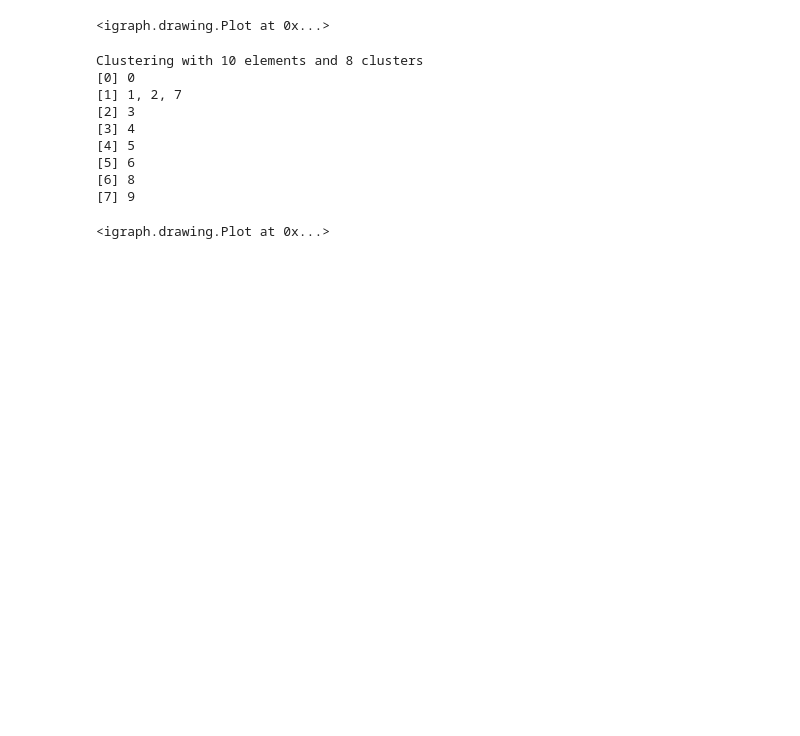
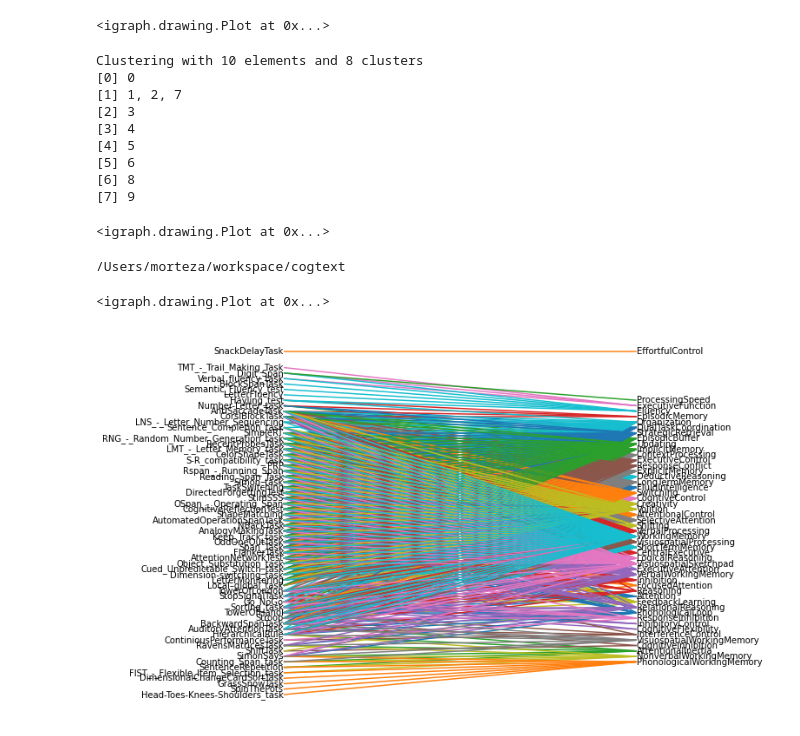
Before and after one commit to morteza/CogText, a Jupyter notebook: notebooks/7 Hypergraphs.ipynb, the cells around one changed output. Cells and saved outputs as stored; diff of their text form; code cells hidden in the pictures; blank space fills up the shorter version.

```diff
--- a/notebooks/7 Hypergraphs.ipynb
+++ b/notebooks/7 Hypergraphs.ipynb
@@ -52,6 +53,48 @@ Clustering with 10 elements and 8 clusters
 [6] 8
 [7] 9
 <igraph.drawing.Plot at 0x...>
+# %%
+import pandas as pd
+
+from python.cogtext.similarity_matrix import similarity_matrix
+
+H = pd.read_csv('models/cogtext/H_USEv4_UMAP5d_v1.csv.gz', index_col=['category', 'label'])
+H_sim = similarity_matrix(H, pivot_by_category=True)
+
+from sklearn.metrics.pairwise import cosine_similarity
+
+constructs_affinity = pd.DataFrame(cosine_similarity(H_sim), index=H_sim.index, columns=H_sim.index)
+
+G = ig.Graph.Weighted_Adjacency(constructs_affinity.values, mode='UNDIRECTED', loops=False)
+
+# G.simplify(multiple=True, loops=True)
+
+# detect communities
+comms = G.community_multilevel()
+
+# plot and save
+ig.plot(comms, mark_groups = True, inline=True, bbox=(1000,1000))
+# %% [output]
+/Users/morteza/workspace/cogtext
+<igraph.drawing.Plot at 0x...>
+# %%
+import hypernetx as hnx
+import hypernetx.algorithms.hypergraph_modularity as hmod
+
+# H = hnx.Hypergraph.from_dataframe(H_sim)
+
+H2 = H_sim.unstack().to_frame()
+H2.index.names = ['construct', 'task']
+H2.columns = ['weight']
+H2 = H2.query('weight > .9').reset_index()
+H2 = H2.pivot(columns='construct', index='task')
+H2.columns = [col[1] for col in H2.columns]
+H2.index.name=None
+H2
+HG = hnx.Hypergraph.from_dataframe(H2.T)
+hnx.draw_two_column(HG)
+# %% [output]
+[figure, added]
 # %%
 import matplotlib.pyplot as plt
 import hypernetx as hnx
```
Also changed, not shown: parts of 4 cells of this notebook, 4 other files.
